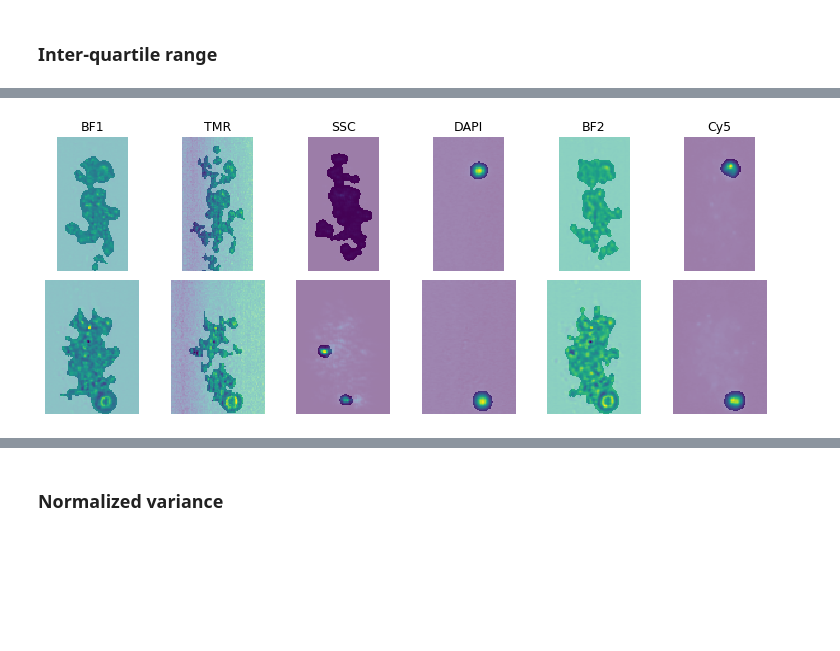
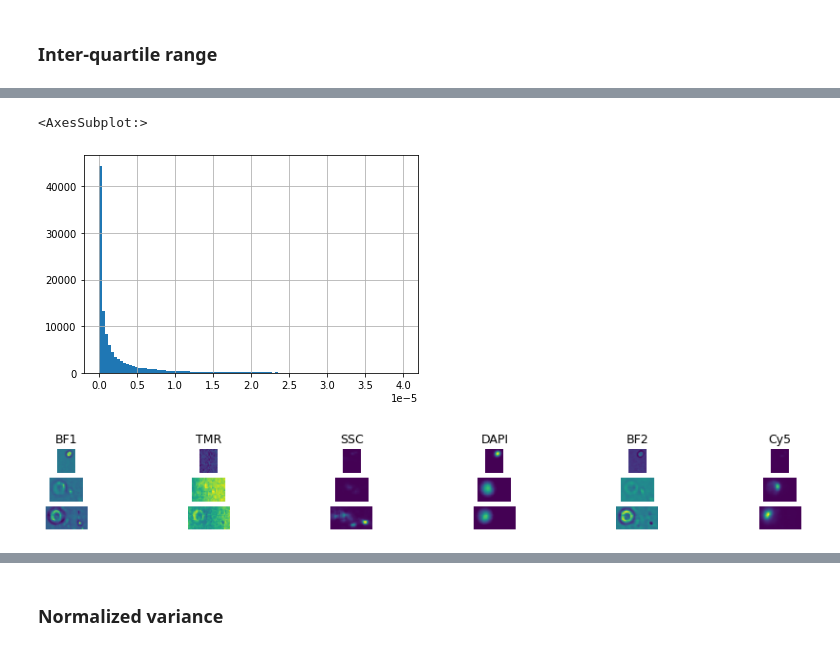
Before and after one commit to harel-coffee/SCIP-use-case-workflows-auto, a Jupyter notebook: notebooks/QC/ehv_quality_control.ipynb, the cells around one changed output, grey strips where cells are left out. Cells and saved outputs as stored; diff of their text form; code cells hidden in the pictures; blank space fills up the shorter version.

```diff
--- a/notebooks/QC/ehv_quality_control.ipynb
+++ b/notebooks/QC/ehv_quality_control.ipynb
@@ -103,0 +91,3 @@ df = df.drop(columns=low_var)
+# %%
+sel1 = df["feat_area_BF1"] == 0
+core.plot_gate_zarr(sel1, df, channel=0, maxn=40)
@@ -103,0 +101,3 @@ df = df.drop(columns=low_var)
+# %%
+sel1 = df["feat_area_BF2"] == 0
+core.plot_gate_zarr(sel1, df, channel=0, maxn=40)
@@ -232,14 +222,3 @@ from sklearn.preprocessing import PowerTransformer
-# %%
-for col in df.filter(regex="feat"):
-    r = normaltest(df[col])
-    if r.pvalue > 0.05:
-        print(col)
-# %%
-for col in df.filter(regex="feat"):
-    if df[col].min() >= 0:
-        r = normaltest(numpy.log(df[col]))
-        if r.pvalue > 0.05:
-            print(col)
 # %% [markdown]
 ### Inter-quartile range
 # %%
@@ -281,8 +260,13 @@ df[tmp[0]].hist(bins=100)
+# %%
+df[df[tmp[0]] < 0.00004][tmp[0]].hist(bins=100)
+# %% [output]
+<AxesSubplot:>
+[figure, added]
 # %%
-sel1 = df[tmp[0]] > 1e11
+sel1 = df[tmp[0]] > 0.001
 plot_gate_zarr_channels([sel1], df, maxn=3, channel_ind=[0,1,3,4,5,6], channel_names=["BF1", "TMR", "SSC", "DAPI", "BF2", "Cy5"])
 # %% [output]
-[figure, old version]
+[figure, new version]
 # %%
 tmp[1]
 # %% [output]
```
Also changed, not shown: parts of 64 cells of this notebook, 8 other files.
